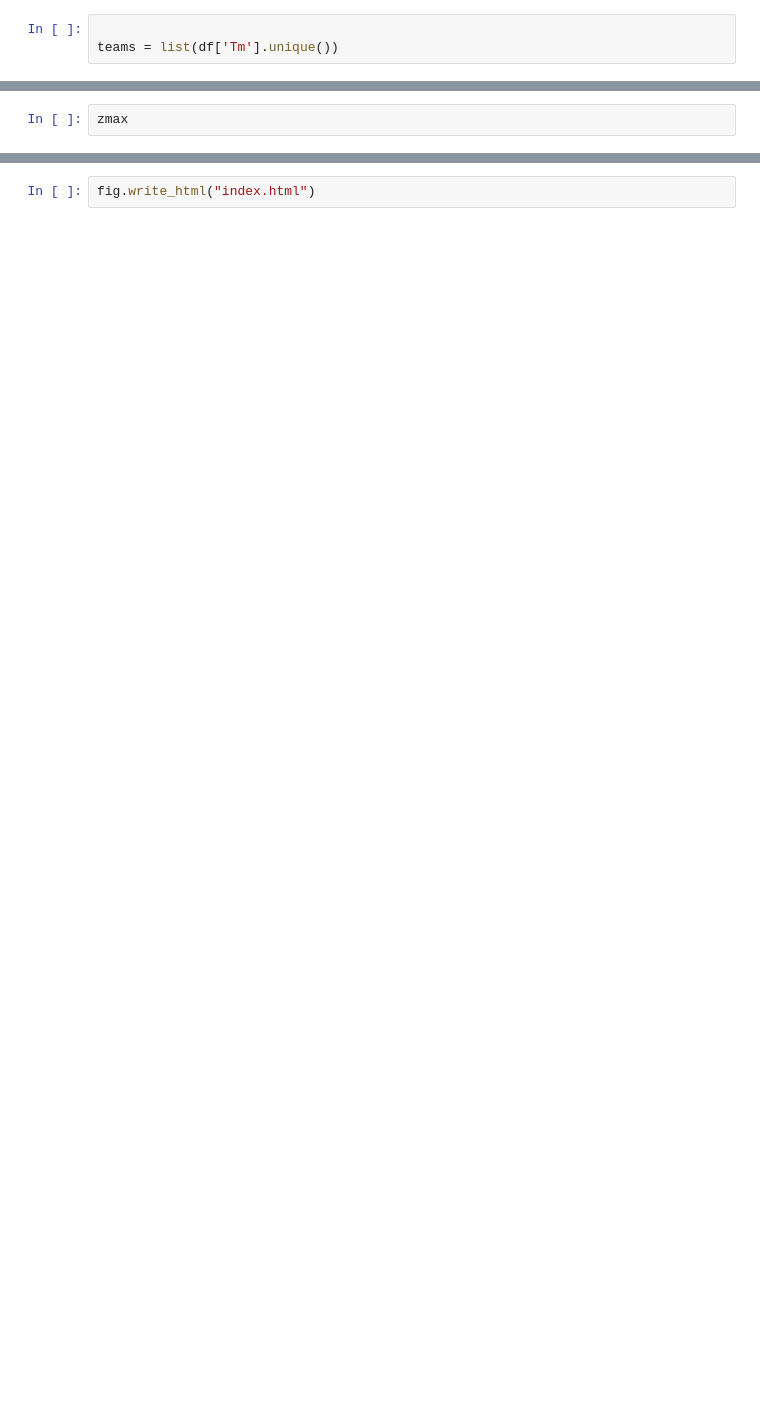
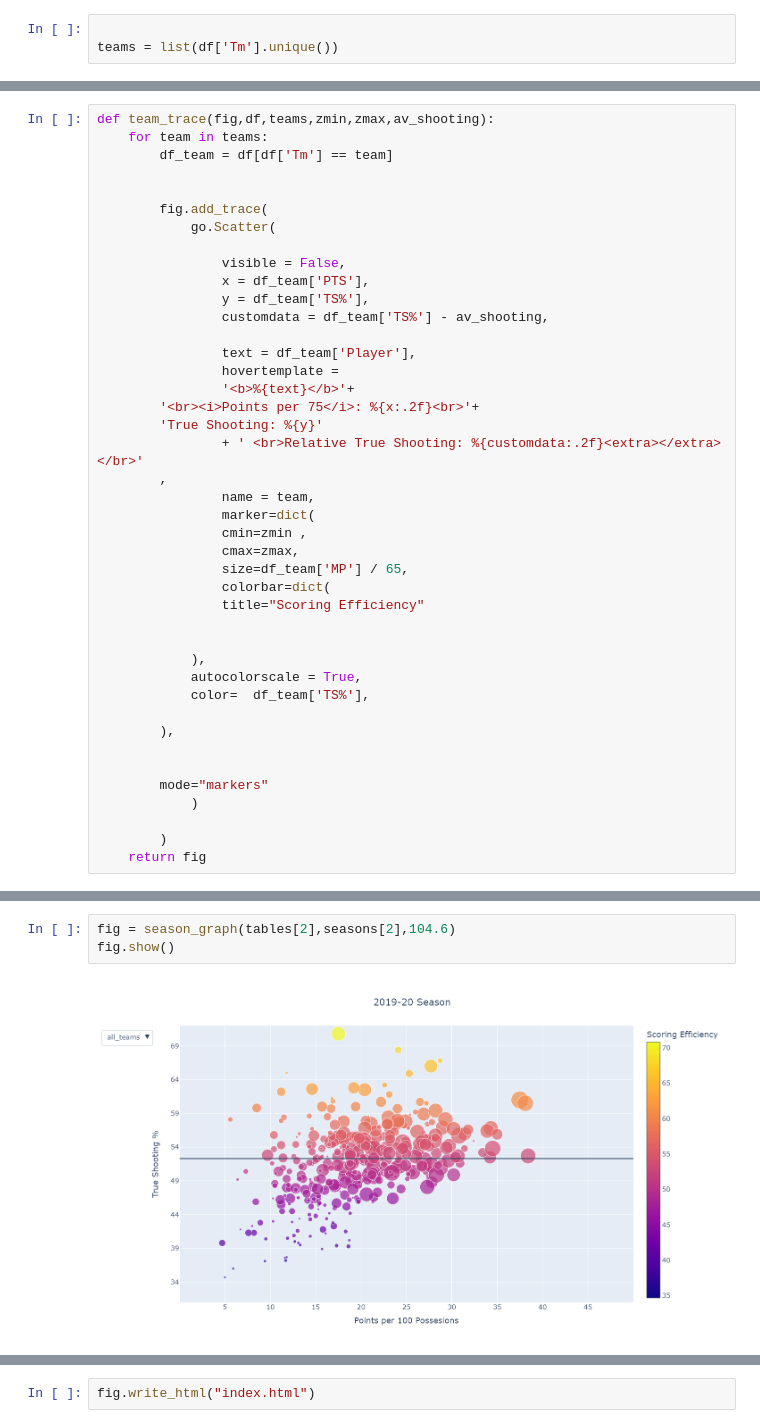
Before and after one commit to gabriel1200/public_data, a Jupyter notebook: true_shooting.ipynb, the cells around one changed output, grey strips where cells are left out. Cells and saved outputs as stored; diff of their text form; blank space fills up the shorter version.

Commit message:
got multi season graph working

```diff
--- a/true_shooting.ipynb
+++ b/true_shooting.ipynb
@@ -152 +217,43 @@ zmin
+# %%
+def team_trace(fig,df,teams,zmin,zmax,av_shooting):
+    for team in teams:
+        df_team = df[df['Tm'] == team]
+
+
+        fig.add_trace(
+            go.Scatter(
+
+                visible = False,
+                x = df_team['PTS'],
+                y = df_team['TS%'],
+                customdata = df_team['TS%'] - av_shooting,
+
+                text = df_team['Player'],
+                hovertemplate =
+                '<b>%{text}</b>'+
+        '<br><i>Points per 75</i>: %{x:.2f}<br>'+
+        'True Shooting: %{y}'
+                + ' <br>Relative True Shooting: %{customdata:.2f}<extra></extra></br>'
+        ,
+                name = team,
+                marker=dict(
+                cmin=zmin ,
+                cmax=zmax,
+                size=df_team['MP'] / 65,
+                colorbar=dict(
+                title="Scoring Efficiency"
+
+
+            ),
+            autocolorscale = True,
+            color=  df_team['TS%'],
+
+        ),
+
+
+        mode="markers"
+            )
+
+        )
+    return fig
 # %%
@@ -249,3 +300,5 @@ fig.show()
 # %%
-zmax
+fig = season_graph(tables[2],seasons[2],104.6)
+fig.show()
 # %% [output]
+[figure, added]
```
Also changed, not shown: parts of 19 cells of this notebook, 2 other files.
